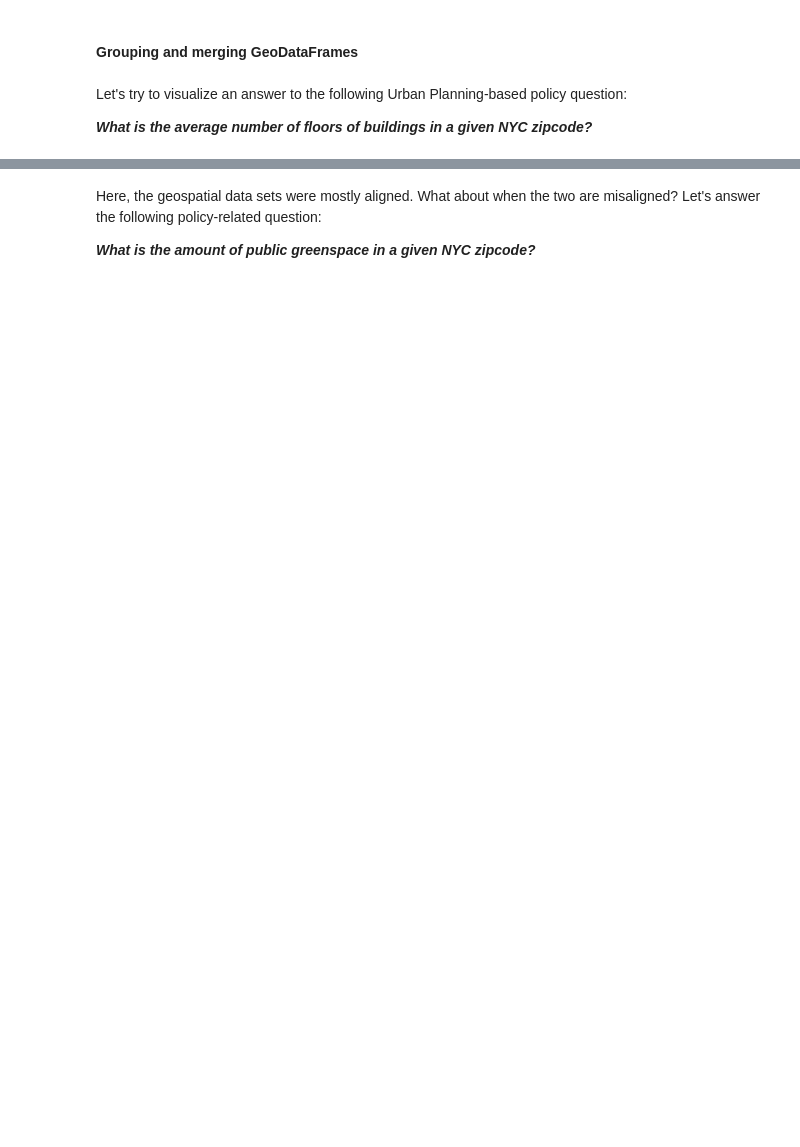
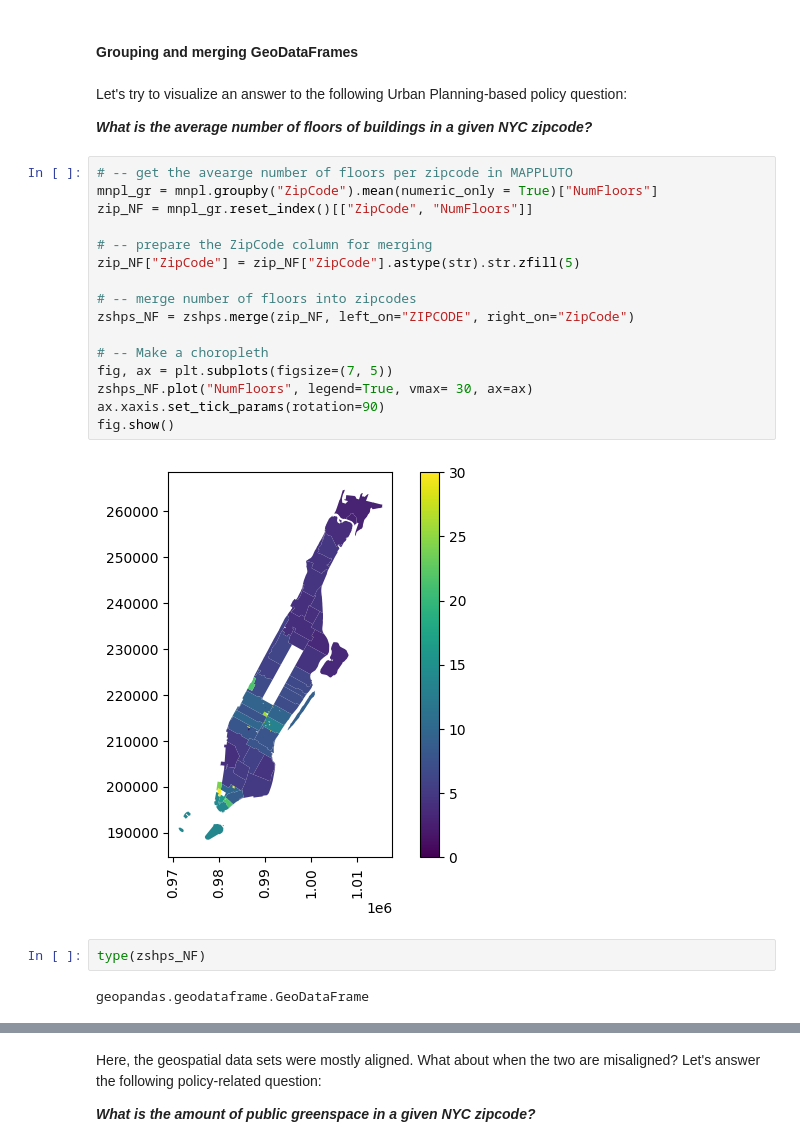
Before and after one commit to ReidelVichot/DSTEP23, a Jupyter notebook: week_9/dstep23_geospatial_intro_part3.ipynb, the cells around one changed output, grey strips where cells are left out. Drawn from its saved outputs; the diff is of its cells as text; blank space fills up the shorter version.

```diff
--- a/week_9/dstep23_geospatial_intro_part3.ipynb
+++ b/week_9/dstep23_geospatial_intro_part3.ipynb
@@ -178,3 +315,25 @@ fig.show()
 Let's try to visualize an answer to the following Urban Planning-based policy question:
 
 ***What is the average number of floors of buildings in a given NYC zipcode?***
+# %%
+# -- get the avearge number of floors per zipcode in MAPPLUTO
+mnpl_gr = mnpl.groupby("ZipCode").mean(numeric_only = True)["NumFloors"]
+zip_NF = mnpl_gr.reset_index()[["ZipCode", "NumFloors"]]
+
+# -- prepare the ZipCode column for merging
+zip_NF["ZipCode"] = zip_NF["ZipCode"].astype(str).str.zfill(5)
+
+# -- merge number of floors into zipcodes
+zshps_NF = zshps.merge(zip_NF, left_on="ZIPCODE", right_on="ZipCode")
+
+# -- Make a choropleth
+fig, ax = plt.subplots(figsize=(7, 5))
+zshps_NF.plot("NumFloors", legend=True, vmax= 30, ax=ax)
+ax.xaxis.set_tick_params(rotation=90)
+fig.show()
+# %% [output]
+[figure, added]
+# %%
+type(zshps_NF)
+# %% [output]
+geopandas.geodataframe.GeoDataFrame
```
Also changed, not shown: parts of 29 cells of this notebook.
